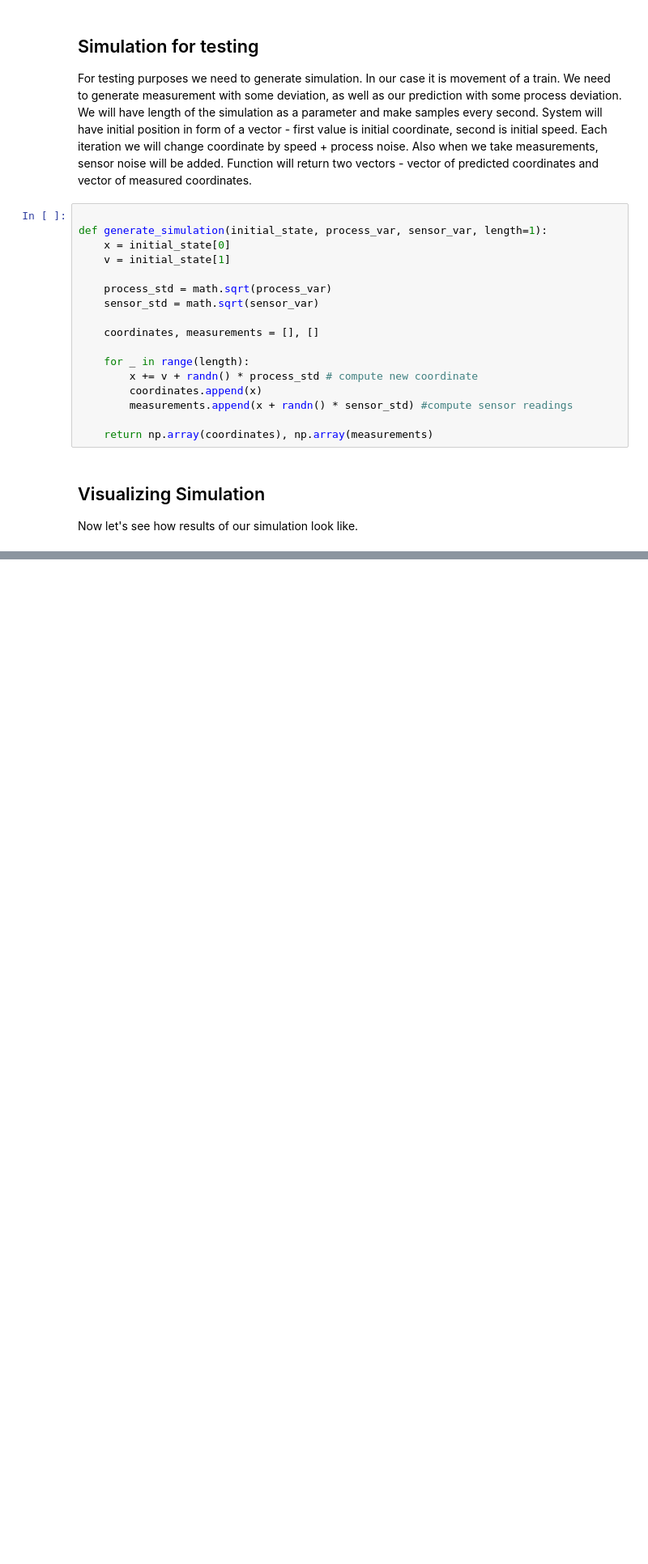
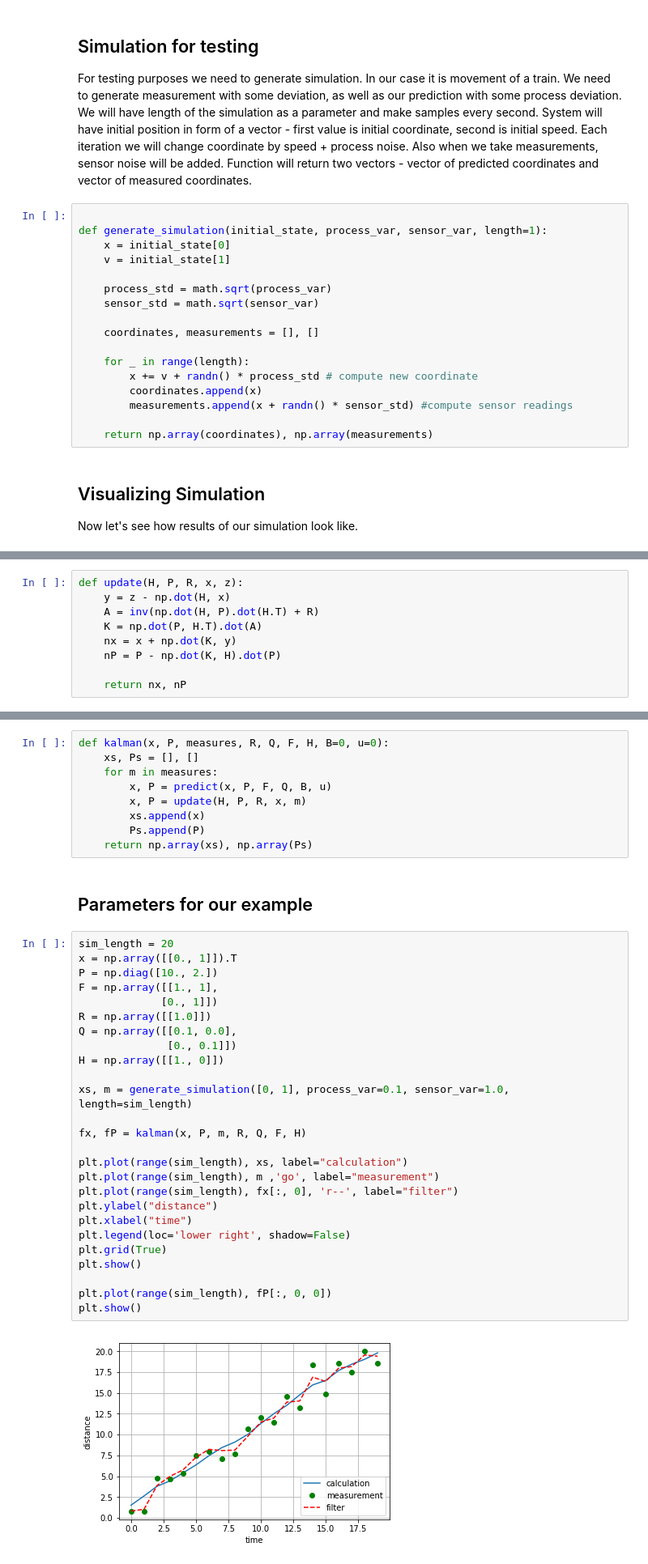
Before and after one commit to nickaleks/adaptive-kalman-filter, a Jupyter notebook: kalman filter.ipynb, the cells around one changed output, grey strips where cells are left out. Shown at 81% size. Drawn from its saved outputs; the diff is of its cells as text; blank space fills up the shorter version.

Commit message:
Implemented Kalman filter

```diff
--- a/kalman filter.ipynb
+++ b/kalman filter.ipynb
@@ -136,0 +171,9 @@ plt.show()
+# %%
+def update(H, P, R, x, z):
+    y = z - np.dot(H, x)
+    A = inv(np.dot(H, P).dot(H.T) + R)
+    K = np.dot(P, H.T).dot(A)
+    nx = x + np.dot(K, y)
+    nP = P - np.dot(K, H).dot(P)
+
+    return nx, nP
@@ -136,0 +184,39 @@ plt.show()
+# %%
+def kalman(x, P, measures, R, Q, F, H, B=0, u=0):
+    xs, Ps = [], []
+    for m in measures:
+        x, P = predict(x, P, F, Q, B, u)
+        x, P = update(H, P, R, x, m)
+        xs.append(x)
+        Ps.append(P)
+    return np.array(xs), np.array(Ps)
+# %% [markdown]
+## Parameters for our example
+# %%
+sim_length = 20
+x = np.array([[0., 1]]).T
+P = np.diag([10., 2.])
+F = np.array([[1., 1],
+             [0., 1]])
+R = np.array([[1.0]])
+Q = np.array([[0.1, 0.0],
+              [0., 0.1]])
+H = np.array([[1., 0]])
+
+xs, m = generate_simulation([0, 1], process_var=0.1, sensor_var=1.0, length=sim_length)
+
+fx, fP = kalman(x, P, m, R, Q, F, H)
+
+plt.plot(range(sim_length), xs, label="calculation")
+plt.plot(range(sim_length), m ,'go', label="measurement")
+plt.plot(range(sim_length), fx[:, 0], 'r--', label="filter")
+plt.ylabel("distance")
+plt.xlabel("time")
+plt.legend(loc='lower right', shadow=False)
+plt.grid(True)
+plt.show()
+
+plt.plot(range(sim_length), fP[:, 0, 0])
+plt.show()
+# %% [output]
+[figure, added]
```
Also changed, not shown: parts of 8 cells of this notebook.
